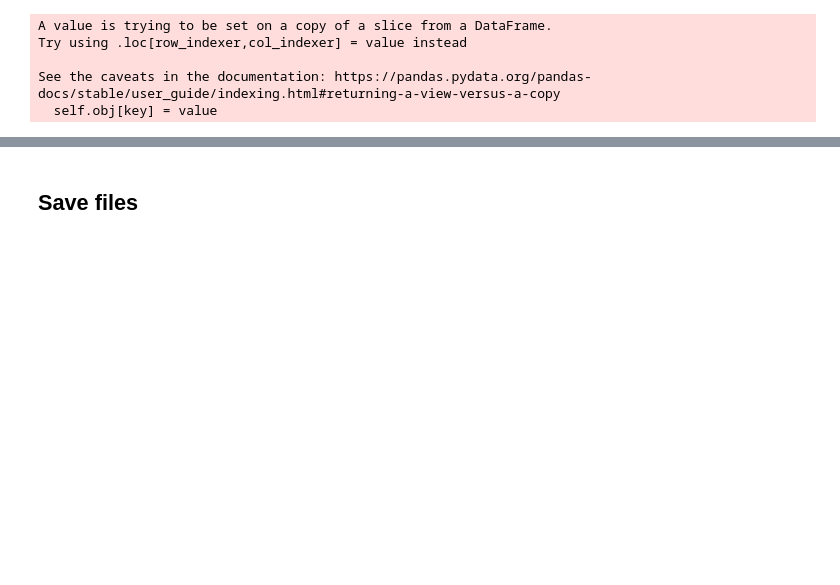
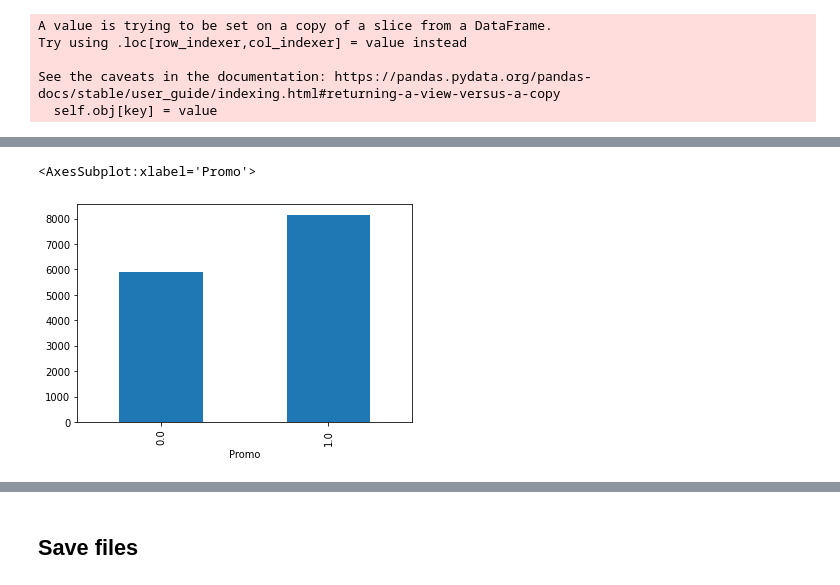
Before and after one commit to sb-olr/DSR-rossmann-competition, a Jupyter notebook: notebooks/feature_building.ipynb, the cells around one changed output, grey strips where cells are left out. Cells and saved outputs as stored; diff of their text form; code cells hidden in the pictures; blank space fills up the shorter version.

```diff
--- a/notebooks/feature_building.ipynb
+++ b/notebooks/feature_building.ipynb
@@ -137,0 +195,7 @@ X_test.loc[:,'Store_enc'] = X_test.loc[:,'Store'].map(storeid_dict).fillna(X_tra
+# %%
+# Plot promo and sales
+plot_df = X_train.groupby("Promo").mean().loc[:, "Sales"]
+plot_df.plot.bar(y="Sales")
+# %% [output]
+<AxesSubplot:xlabel='Promo'>
+[figure, added]
```
Also changed, not shown: parts of 15 cells of this notebook, 9 other files.
